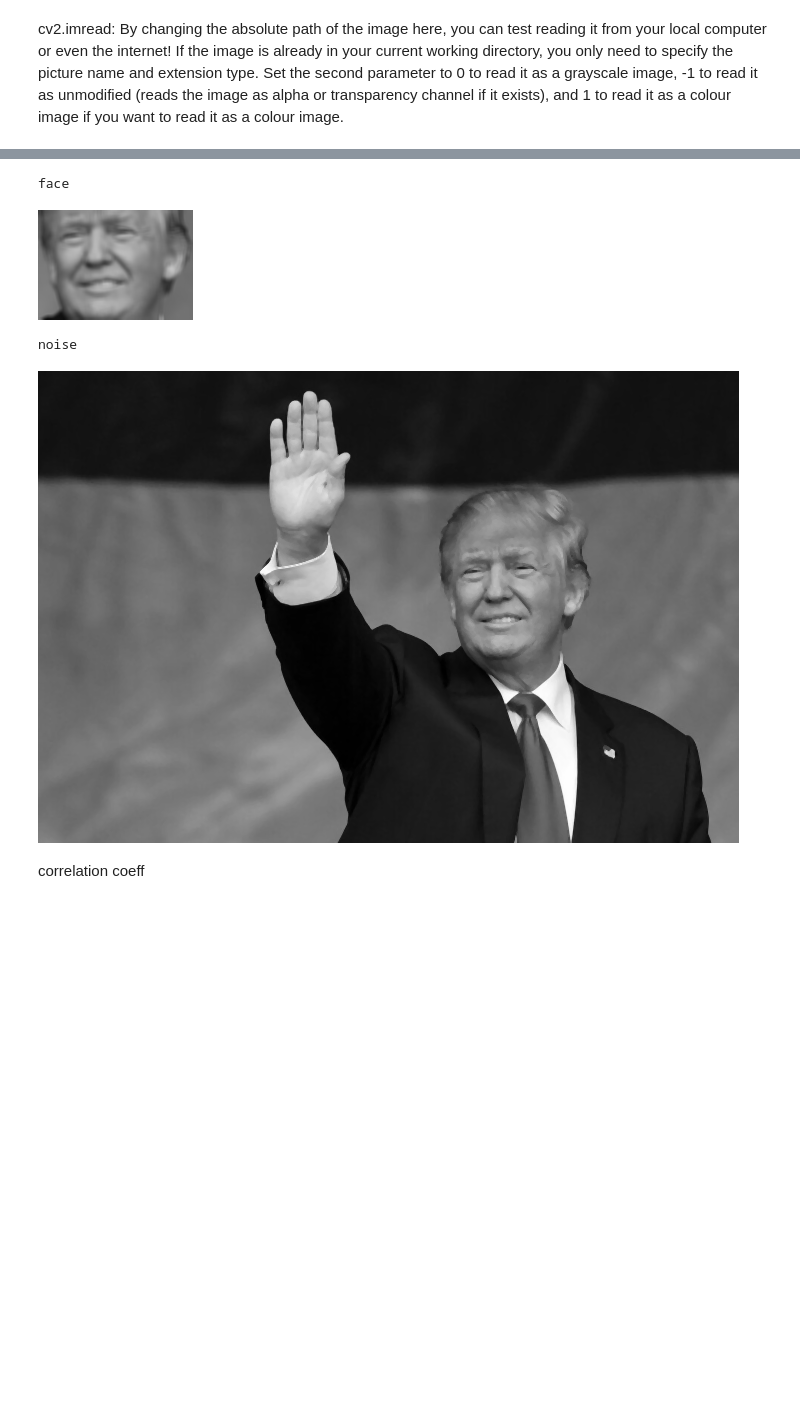
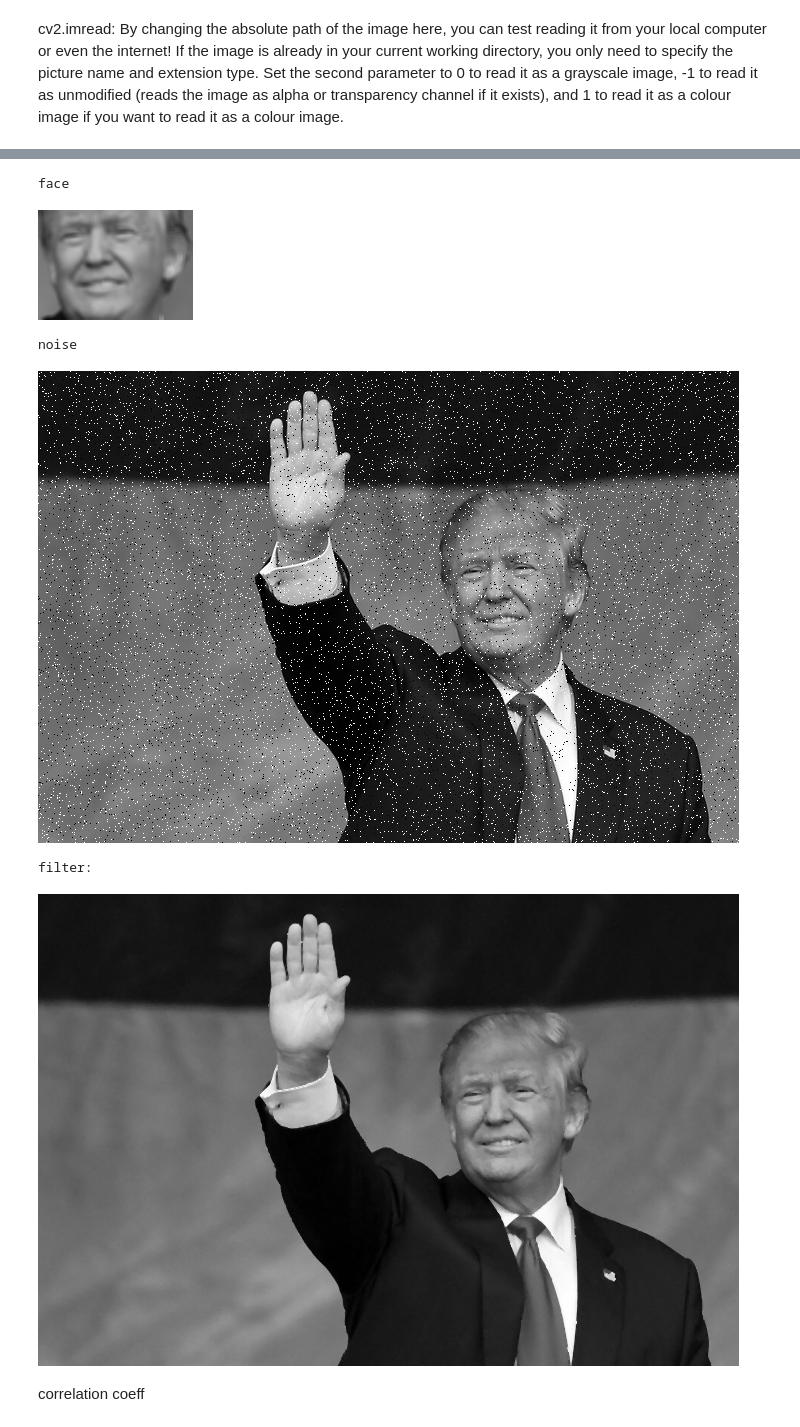
Before and after one commit to GiaHan2702/lab1_intro_python, a Jupyter notebook: lec1_intropy.ipynb, the cells around one changed output, grey strips where cells are left out. Cells and saved outputs as stored; diff of their text form; code cells hidden in the pictures; blank space fills up the shorter version.

```diff
--- a/lec1_intropy.ipynb
+++ b/lec1_intropy.ipynb
@@ -263,9 +263,10 @@ drive.mount('/content/drive/')
 #load image
 #To read the image, we use the “imread” method from the cv2 package, where the first parameter is the image’s path, including filename and extension,
 # and the second parameter is a flag that determines how to read in the image.
-image_path='/content/drive/MyDrive/Colab Notebooks/trump.jpg'
-image= cv2.imread(image_path,0)
-image1= cv2.imread(image_path,0)
+image_path1='/content/drive/MyDrive/Colab Notebooks/trump.jpg'
+image_path2='/content/drive/MyDrive/Colab Notebooks/trump_noise.jpg'
+image= cv2.imread(image_path1,0)
+image1= cv2.imread(image_path2,0)
 
 #create kernel
 kernel= np.ones((5,5),np.float32)/25.0
@@ -289,6 +290,9 @@ print("\nfilter:")
 cv2_imshow(image_fil)
 print("face")
 cv2_imshow(roi)
+
 print("noise")
+cv2_imshow(image1)
+print("\nfilter:")
 cv2_imshow(image2)
 # %% [output]
@@ -296,11 +300,13 @@ Mounted at /content/drive/
 original:
 [figure]
 filter:
 [figure]
 face
 [figure]
 noise
-[figure, old version]
+[figure, new version]
+filter:
+[figure, added]
 # %% [markdown]
 correlation coeff
 # %%
```
Also changed, not shown: parts of 6 cells of this notebook.
